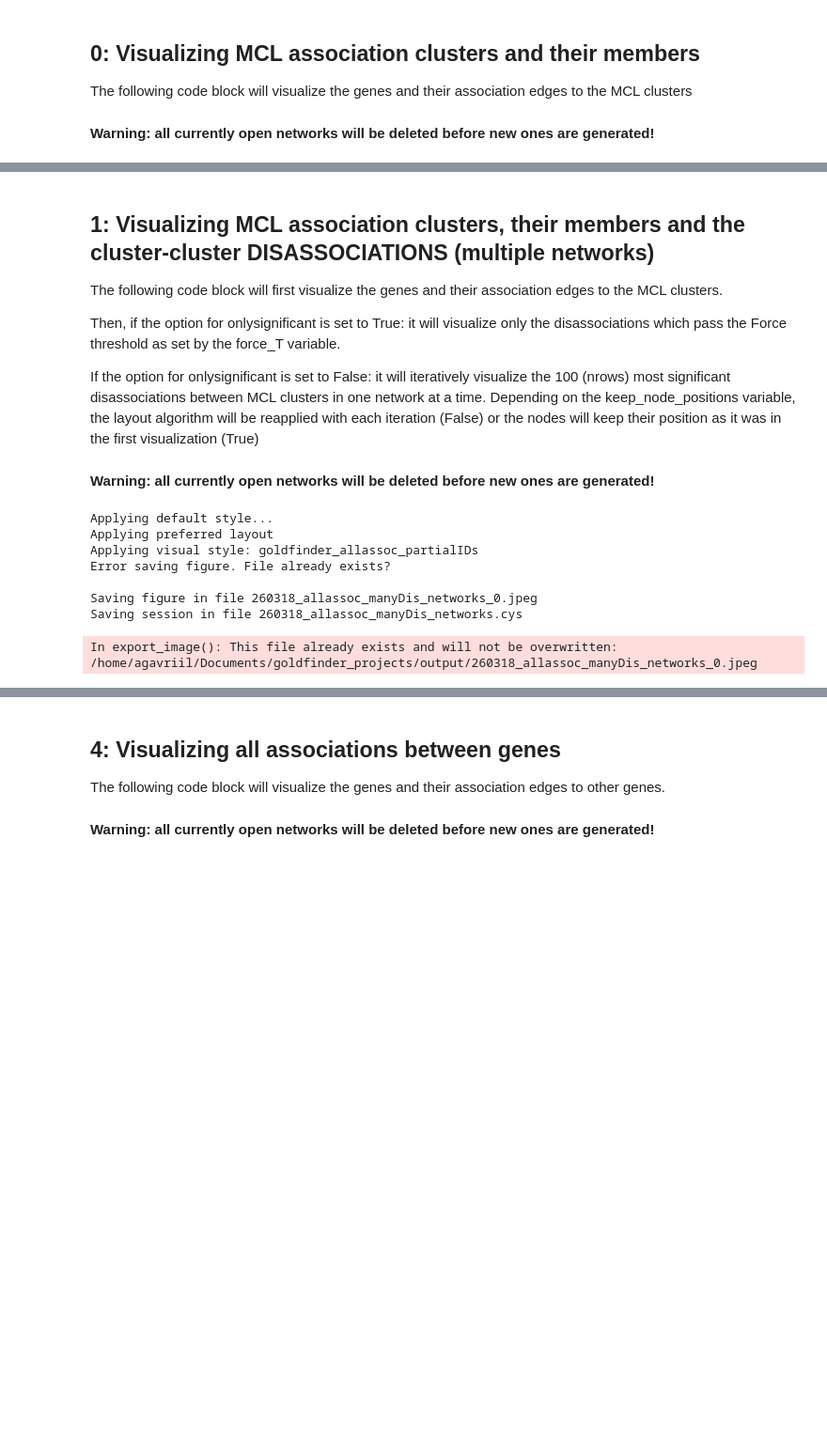
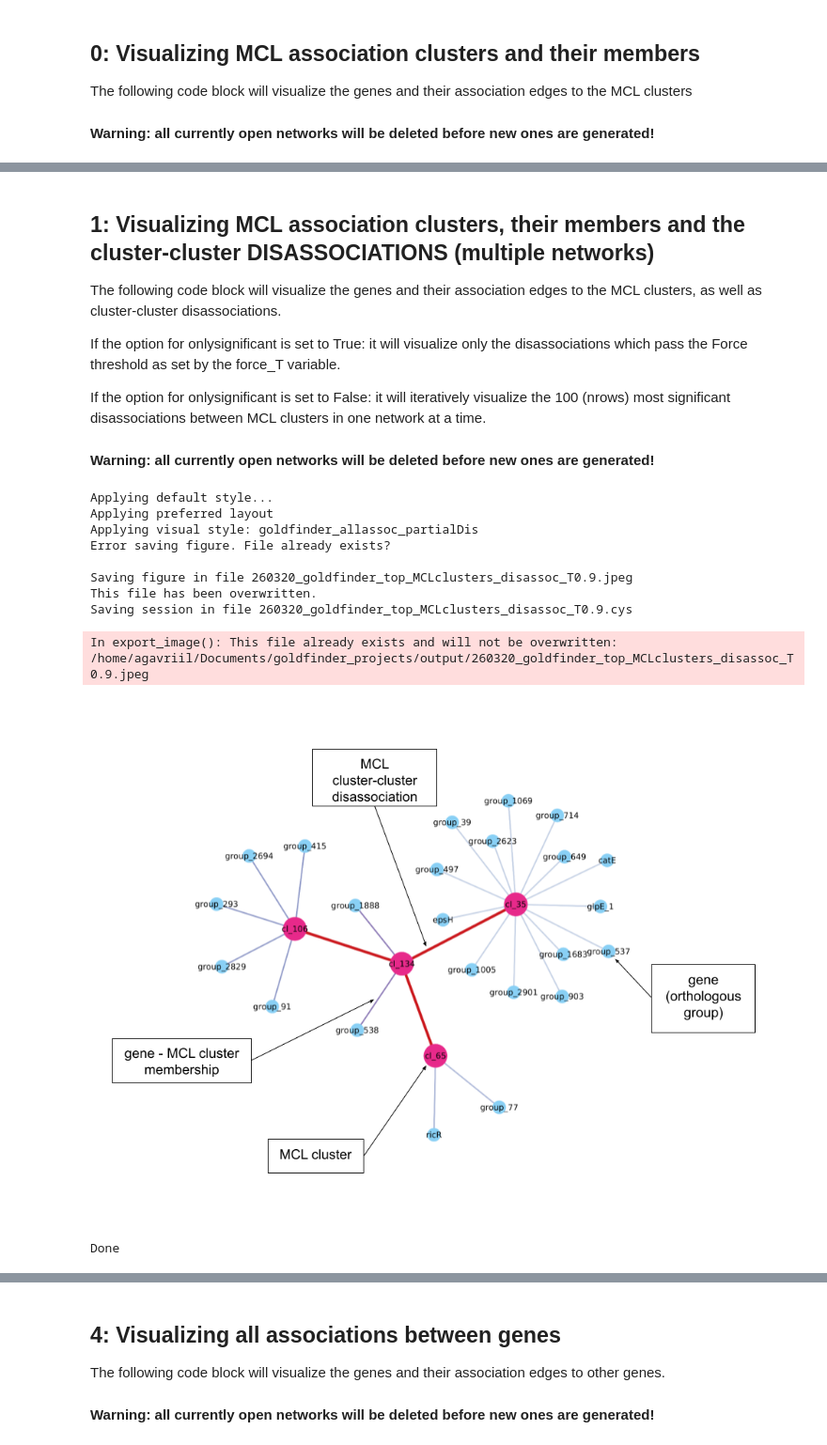
Before and after one commit to fbaumdicker/goldfinder, a Jupyter notebook: goldfinder/goldfinder_cytoscape_import.ipynb, the cells around one changed output, grey strips where cells are left out. Shown at 94% size. Drawn from its saved outputs; the diff is of its cells as text; code cells hidden in the pictures; blank space fills up the shorter version.

Commit message:
cleaned up cytoscape notebook and adjusted to new data format

```diff
--- a/goldfinder/goldfinder_cytoscape_import.ipynb
+++ b/goldfinder/goldfinder_cytoscape_import.ipynb
@@ -93,10 +93,10 @@ styles_file = os.path.join(currentdir,'goldfinder_custom_styles.xml')
 #styles_file = join(currentdir, 'default_cy_styles.xml')
 
 styles_dict = {'all_association':'goldfinder_allassoc',
-               'all_assoc_part_dissoc':'goldfinder_allassoc_partialIDs',
+               'all_assoc_cluster_colours':'goldfinder_assoc_MCLcolours',
+               'all_assoc_part_dissoc':'goldfinder_allassoc_partialDis',
                'all_assoc_genebased_dissoc':'goldfinder_allassoc_genebasedDis',
                'phage_defense_all_assoc':'goldfinder_phagedefense',
-               'manuscript_comparison':'GOLDfinder-COINfinder_copycatFig1',
                'test':'default'}
 ### check if all the GOLDfinder styles are already imported in Cytoscape
 styles = p4c.get_visual_style_names()
@@ -107,7 +107,7 @@ styles_description_dict = {'all_association':'Networks that include MCL associat
                            'all_assoc_part_dissoc':'Same as all_association, but also includes member-member dissociation edges.',
                            'all_assoc_genebased_dissoc':'Same as all_association, but also includes gene-based dissociation edges (See details on GeneForce for more).',
                            'phage_defense_all_assoc':'Similar as all_association, but colours separately phage, defense, antidefense genes.',
-                           'manuscript_comparison':'Style used in the GOLDfinder manuscript for the comparison of GOLDfinder and COINfinder results. Needs fixing!!!!!!!!!!!!!!!!!!!!!!!!!!!!!!!!!!!!!!!!!',
+                           'all_assoc_cluster_colours':'Same as all_association, but also colours gene nodes based on their MCL cluster.',
                            'test':'Default style that already exists in Cytoscape'}
 ### checking layout names and tweakable attributes - uncomment one at a time
 #p4c.get_layout_names()
@@ -305,8 +300,8 @@ def read_sheet(excel_file, sheet_name):
         df = pd.read_excel(excel_file, sheet_name=sheet_name)
         print(f"\nSheet '{sheet_name}' found in {excel_file}.")
         return df
-    except ValueError:
-        print(f"\nSheet '{sheet_name}' not found in {excel_file}.")
+    except ValueError as e:
+        print(f"\nSheet '{sheet_name}' not found in {excel_file}. Error: {e}")
         return None
 
 ### visual style function
@@ -342,3 +337,21 @@ def filter_nodes_based_on_edges(nodes_df, edges_df):
     # Filter nodes
     filtered_nodes = nodes_df[nodes_df['id'].isin(edge_nodes)]
     return filtered_nodes
+
+### creating colour palette for MCL clusters
+def add_colour_column(df, column, cmap_name='tab20', as_string=True):
+    df = df.copy()
+    # Get unique non-null values (sorted for consistency)
+    values = sorted(df[column].dropna().unique())
+    # Create colormap
+    cmap = plt.cm.get_cmap(cmap_name, len(values))
+    # Map each value to a color
+    value_to_color = {val: tuple(int(255 * c) for c in cmap(i)[:3])
+                      for i, val in enumerate(values)}
+    # Assign colors
+    colour_col = f"{column}_colour"
+    df[colour_col] = df[column].map(value_to_color)
+    # convert to Cytoscape-friendly string
+    if as_string:
+        df[colour_col] = df[colour_col].apply(lambda x: f"rgb{x}" if pd.notnull(x) else None)
+    return df
@@ -426,18 +456,18 @@ Saving session in file 260319_goldfinder_assoc_MCLclusters.cys
 # %% [markdown]
 ## 1: Visualizing MCL association clusters, their members and the cluster-cluster DISASSOCIATIONS (multiple networks)
 
-The following code block will first visualize the genes and their association edges to the MCL clusters.
+The following code block will visualize the genes and their association edges to the MCL clusters, as well as cluster-cluster disassociations.
 
-Then, if the option for onlysignificant is set to True: it will visualize only the disassociations which pass the Force threshold as set by the force_T variable.
+If the option for onlysignificant is set to True: it will visualize only the disassociations which pass the Force threshold as set by the force_T variable.
 
-If the option for onlysignificant is set to False: it will iteratively visualize the 100 (nrows) most significant disassociations between MCL clusters in one network at a time. Depending on the keep_node_positions variable, the layout algorithm will be reapplied with each iteration (False) or the nodes will keep their position as it was in the first visualization (True)
+If the option for onlysignificant is set to False: it will iteratively visualize the 100 (nrows) most significant disassociations between MCL clusters in one network at a time.
 
 #### Warning: all currently open networks will be deleted before new ones are generated!
 # %%
 ### visualize most significant interactions only or all of them?
-onlysignificant = False
+onlysignificant = True
 ### if onlysignificant=True, what is the threshold for the Force value (inclusive)?
-force_T = 1.5
+force_T = 0.9
 
 ### If onlysignificant=False, how many edges should be visualized at a time? change variable here
 nrows = 50
@@ -450,7 +480,7 @@ todaystr = today.strftime("%y%m%d")
 
 ### create only one network
 if onlysignificant:
-    gene_cluster_clDis_sign_edges_df = pd.concat([gene_to_cluster_edges_df,
+    gene_cluster_clDis_sign_edges_df = pd.concat([gene_to_cluster_edges_df[['source', 'target', 'Force', 'pair_type']],
                                                   cluster_dissoc_edges_std_df[cluster_dissoc_edges_std_df['Force'] >= force_T]])
     check_nodes_edges(nodes_df, gene_cluster_clDis_sign_edges_df)
     ### make associations network inlcuding MCL clusters
@@ -481,38 +511,49 @@ else:
     index = 0
     while nrows * index < len(cluster_dissoc_edges_std_df):
         cluster_dissoc_edges_part_df = cluster_dissoc_edges_std_df.iloc[index*nrows:(index+1)*nrows, :]
-        gene_cluster_clDis_sign_edges_part_df = pd.concat([gene_to_cluster_edges_df,
+        gene_cluster_clDis_sign_edges_part_df = pd.concat([gene_to_cluster_edges_df[['source', 'target', 'Force', 'pair_type']],
                                                     cluster_dissoc_edges_part_df[cluster_dissoc_edges_part_df['Force'] >= force_T]])
         check_nodes_edges(nodes_df, gene_cluster_clDis_sign_edges_part_df)
         ### make associations network inlcuding MCL clusters
         collection_title = "GOLDfinder results"
         p4c.create_network_from_data_frames(nodes_df,
                                             gene_cluster_clDis_sign_edges_part_df,
                                             title = f'Gene-MCL cluster associations and significant (Force>={force_T}) cluster-cluster disassociations',
                                             collection=collection_title)
         p4c.layout_network('force-directed')
         ### apply style
         apply_visual_style(styles_dict['all_assoc_part_dissoc'])
         ### give it a second for the style to be applied
         time.sleep(1)
         ### save the figure
         outfig_name= f'{todaystr}_allassoc_manyDis_networks_{index}.jpeg'
         # for more options see here: https://py4cytoscape.readthedocs.io/en/latest/reference/generated/py4cytoscape.network_views.export_image.html
         save_network_image(join(outdir, outfig_name), filetype='JPEG')
         print(f"Saving figure in file {outfig_name}")
         index+=1
     ### save session
     outcys_session_name = f'{todaystr}_allassoc_manyDis_networks.cys'
     print(f"Saving session in file {outcys_session_name}")
     p4c.save_session(os.path.join(outdir, outcys_session_name))
+
+### show example legend
+example1 = os.path.join(examples_dir, '1_visualisation_legend.png')
+try:
+    display(Image(filename=example1))
+except:
+    print("Error displaying example legend")
+print('\nDone')
 # %% [output]
 Applying default style...
 Applying preferred layout
-Applying visual style: goldfinder_allassoc_partialIDs
+Applying visual style: goldfinder_allassoc_partialDis
 Error saving figure. File already exists?
 
-Saving figure in file 260318_allassoc_manyDis_networks_0.jpeg
-Saving session in file 260318_allassoc_manyDis_networks.cys
+Saving figure in file 260320_goldfinder_top_MCLclusters_disassoc_T0.9.jpeg
+This file has been overwritten.
+Saving session in file 260320_goldfinder_top_MCLclusters_disassoc_T0.9.cys
-In export_image(): This file already exists and will not be overwritten: /home/agavriil/Documents/goldfinder_projects/output/260318_allassoc_manyDis_networks_0.jpeg
+In export_image(): This file already exists and will not be overwritten: /home/agavriil/Documents/goldfinder_projects/output/260320_goldfinder_top_MCLclusters_disassoc_T0.9.jpeg
+[figure, added]
+Done
 # %% [markdown]
 ## 1b: Visualizing MCL disassociations - gene-based prioritization
```
Also changed, not shown: parts of 26 cells of this notebook, 3 other files.
